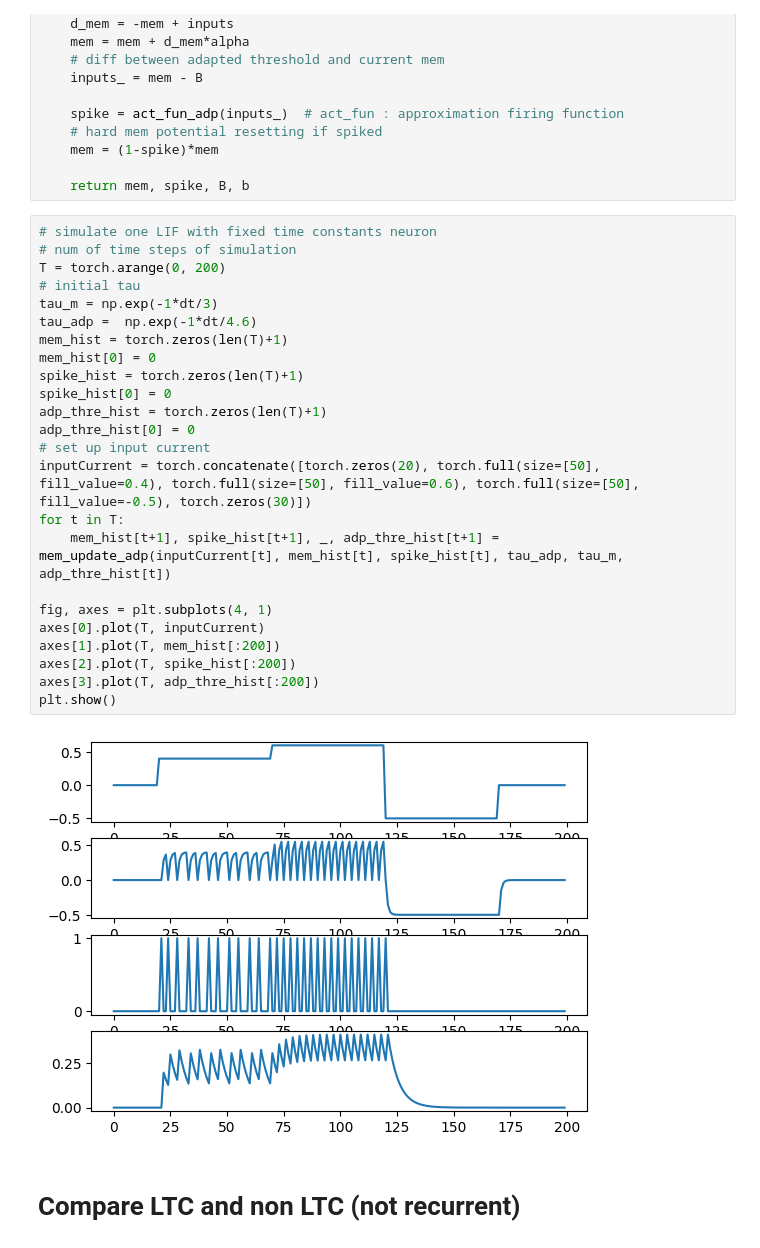
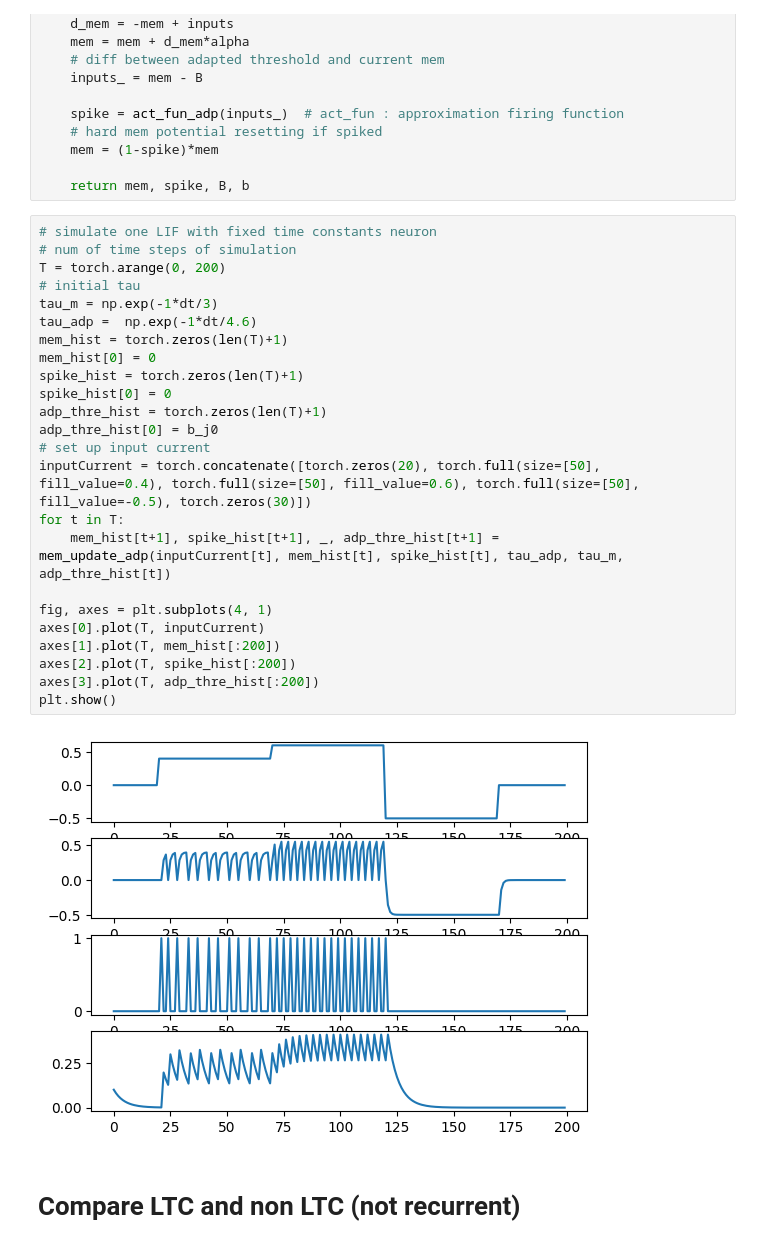
Before and after one commit to lucyzmf/spikingPC, a Jupyter notebook: LTC_SN.ipynb, the cells around one changed output. Drawn from its saved outputs; the diff is of its cells as text.

```diff
--- a/LTC_SN.ipynb
+++ b/LTC_SN.ipynb
@@ -71,29 +71,29 @@ def mem_update_adp(inputs, mem, spike, tau_adp,tau_m, b, dt=1, isAdapt=1):
 # %%
 # simulate one LIF with fixed time constants neuron
 # num of time steps of simulation
 T = torch.arange(0, 200)
 # initial tau
 tau_m = np.exp(-1*dt/3)
 tau_adp =  np.exp(-1*dt/4.6)
 mem_hist = torch.zeros(len(T)+1)
 mem_hist[0] = 0
 spike_hist = torch.zeros(len(T)+1)
 spike_hist[0] = 0
 adp_thre_hist = torch.zeros(len(T)+1)
-adp_thre_hist[0] = 0
+adp_thre_hist[0] = b_j0
 # set up input current
 inputCurrent = torch.concatenate([torch.zeros(20), torch.full(size=[50], fill_value=0.4), torch.full(size=[50], fill_value=0.6), torch.full(size=[50], fill_value=-0.5), torch.zeros(30)])
 for t in T:
     mem_hist[t+1], spike_hist[t+1], _, adp_thre_hist[t+1] = mem_update_adp(inputCurrent[t], mem_hist[t], spike_hist[t], tau_adp, tau_m, adp_thre_hist[t])
 
 fig, axes = plt.subplots(4, 1)
 axes[0].plot(T, inputCurrent)
 axes[1].plot(T, mem_hist[:200])
 axes[2].plot(T, spike_hist[:200])
 axes[3].plot(T, adp_thre_hist[:200])
 plt.show()
 # %% [output]
-[figure, old version]
+[figure, new version]
 # %% [markdown]
 # Compare LTC and non LTC (not recurrent)
 # %%
```
Also changed, not shown: 2 other files.
